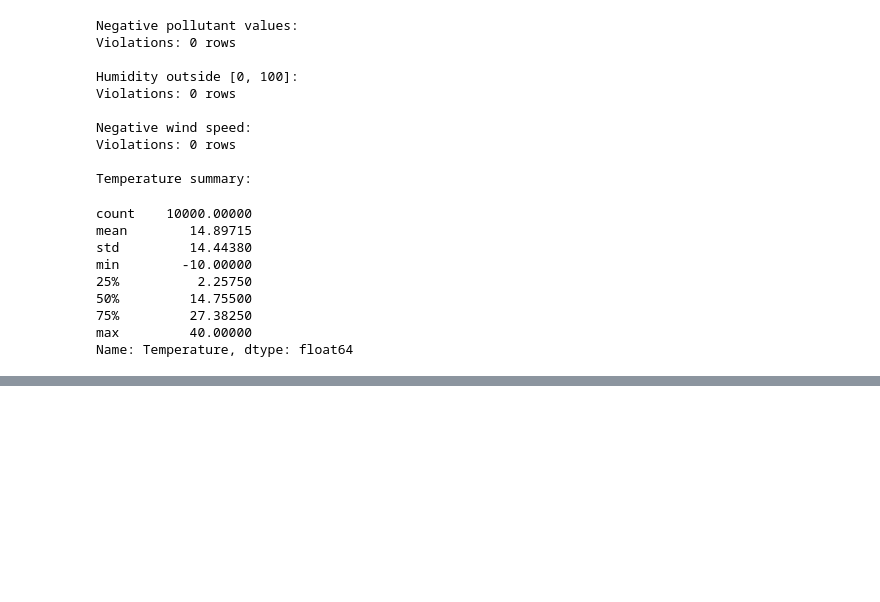
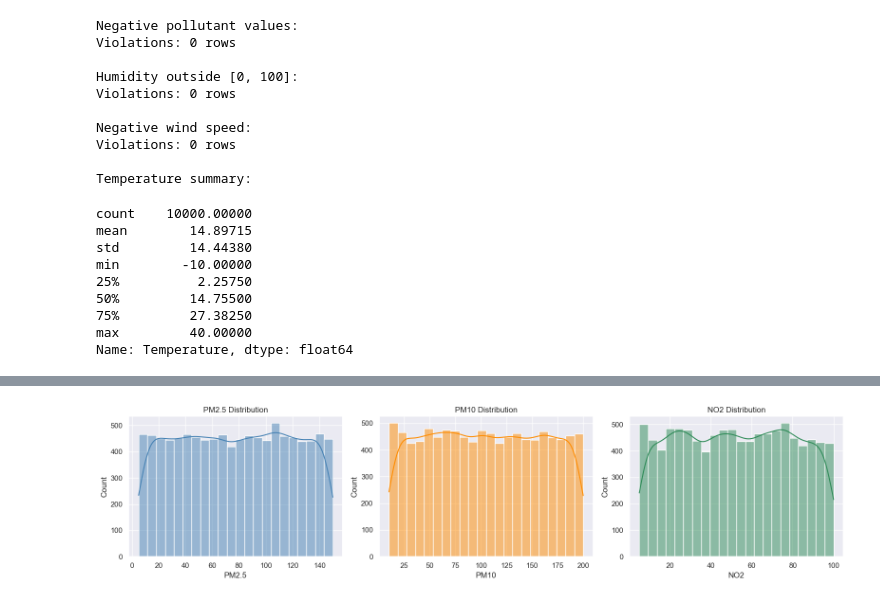
Before and after one commit to osamaabofarsakh25-cpu/global-air-quality-eda, a Jupyter notebook: notebooks/01_initial_eda.ipynb, the cells around one changed output, grey strips where cells are left out. Drawn from its saved outputs; the diff is of its cells as text; code cells hidden in the pictures; blank space fills up the shorter version.

```diff
--- a/notebooks/01_initial_eda.ipynb
+++ b/notebooks/01_initial_eda.ipynb
@@ -272,0 +427,16 @@ Data quality reports show the data set lacks structural problems. All pollutants
+# %%
+fig, axes = plt.subplots(1, 3, figsize=(16, 4))
+
+sns.histplot(data=air_quality, x="PM2.5", kde=True, ax=axes[0], color='steelblue')
+axes[0].set_title("PM2.5 Distribution")
+
+sns.histplot(data=air_quality, x="PM10", kde=True, ax=axes[1], color='darkorange')
+axes[1].set_title("PM10 Distribution")
+
+sns.histplot(data=air_quality, x="NO2", kde=True, ax=axes[2], color='seagreen')
+axes[2].set_title("NO2 Distribution")
+
+plt.tight_layout()
+plt.show()
+# %% [output]
+[figure, added]
```
Also changed, not shown: parts of 11 cells of this notebook.
